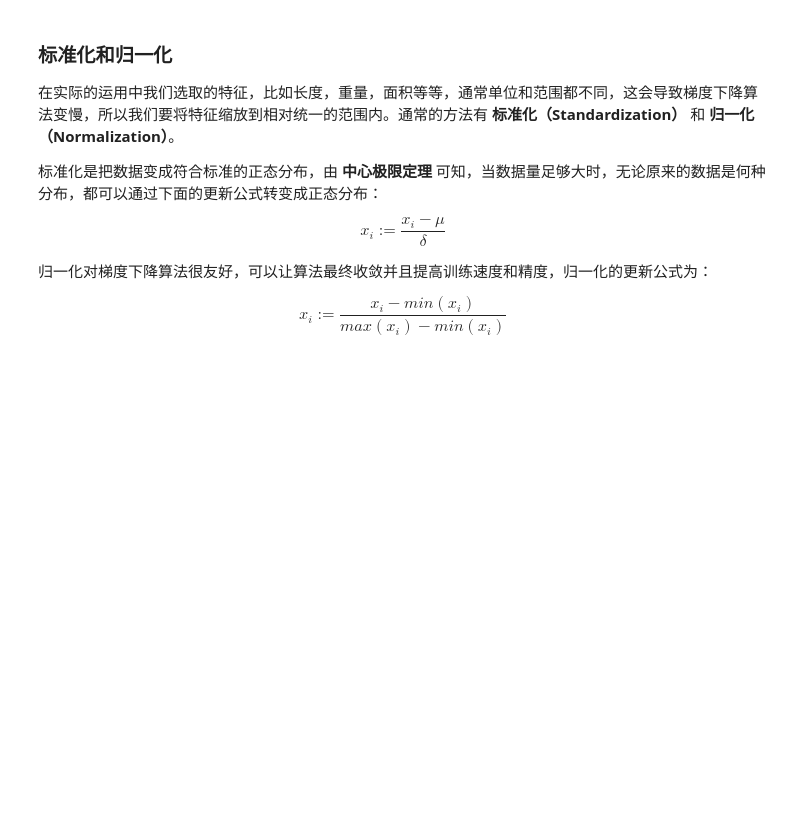
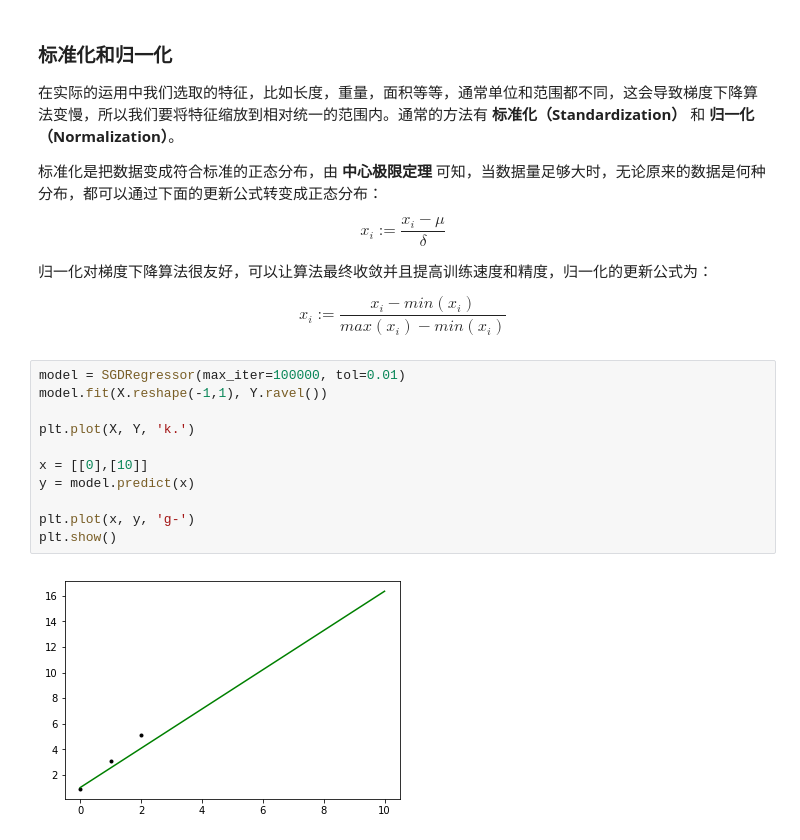
Before and after one commit to aneasystone/ml-notes, a Jupyter notebook: 回归/11. 利用梯度下降法解线性回归.ipynb, the cells around one changed output. Drawn from its saved outputs; the diff is of its cells as text; blank space fills up the shorter version.

```diff
--- a/回归/11. 利用梯度下降法解线性回归.ipynb
+++ b/回归/11. 利用梯度下降法解线性回归.ipynb
@@ -190,3 +190,16 @@ $$
 $$
 x_i := \frac{x_i-min(x_i)}{max(x_i)-min(x_i)}
 $$
+# %%
+model = SGDRegressor(max_iter=100000, tol=0.01)
+model.fit(X.reshape(-1,1), Y.ravel())
+
+plt.plot(X, Y, 'k.')
+
+x = [[0],[10]]
+y = model.predict(x)
+
+plt.plot(x, y, 'g-')
+plt.show()
+# %% [output]
+[figure, added]
```
Also changed, not shown: parts of 1 cell of this notebook.
